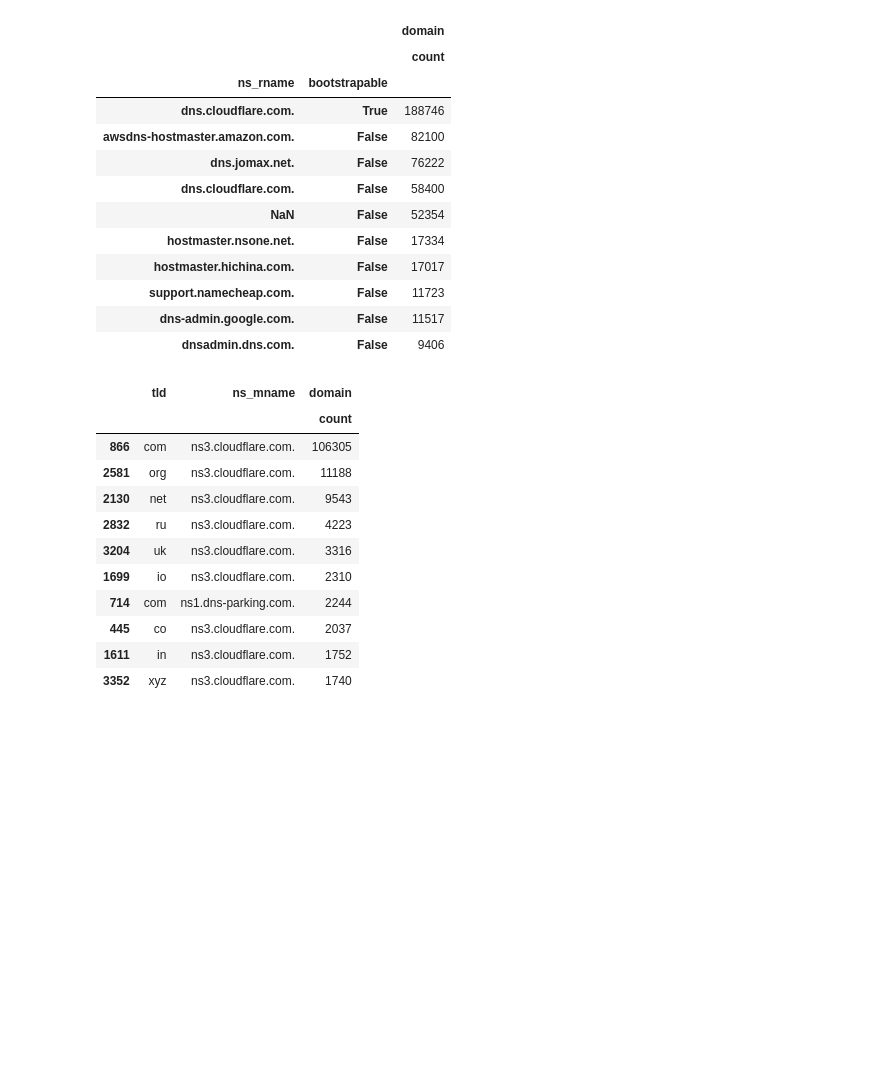
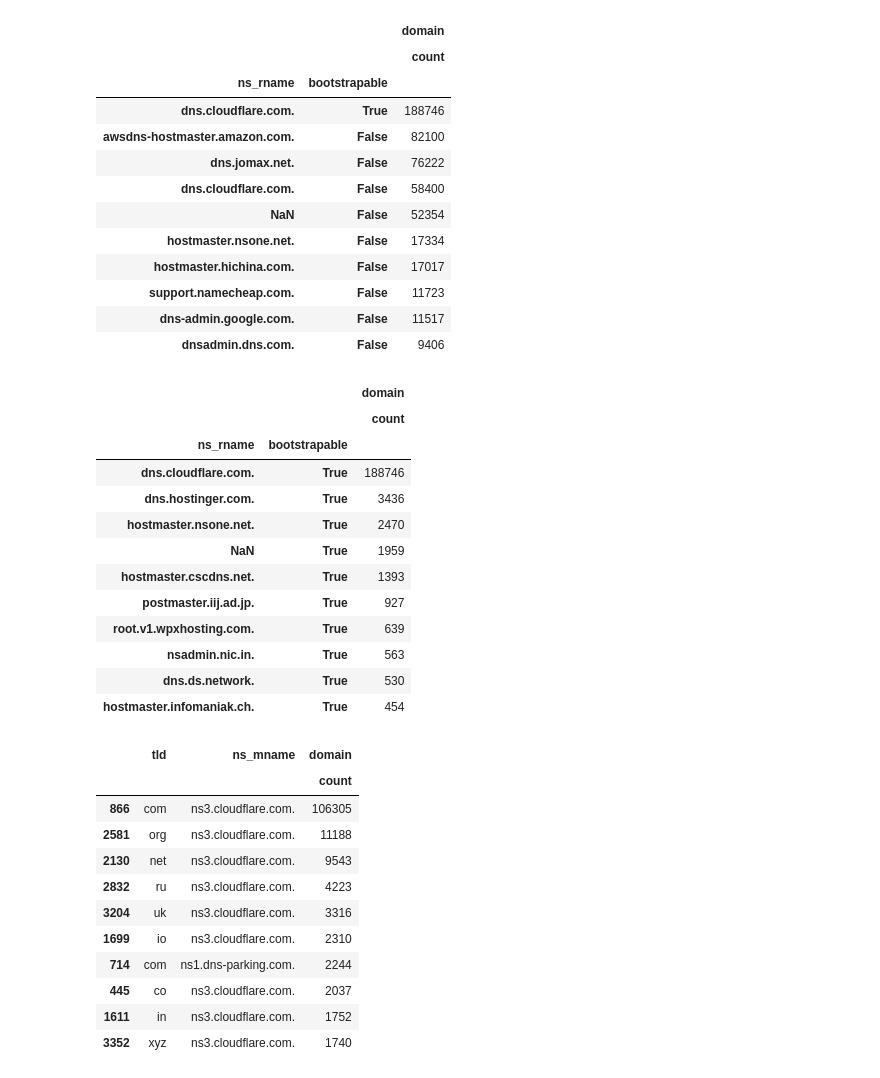
Before and after one commit to nils-wisiol/dns-secure-ns-zone, a Jupyter notebook: Analysis.ipynb, the cells around one changed output. Saved outputs shown, nothing was run; the diff lists cells and outputs as text; code cells hidden in the pictures; blank space fills up the shorter version.

```diff
--- a/Analysis.ipynb
+++ b/Analysis.ipynb
@@ -128,6 +144,22 @@ data.groupby(['ns_rname', 'bootstrapable'], dropna=False).agg({'domain': ['count
 | support.namecheap.com. | False | 11723 |
 | dns-admin.google.com. | False | 11517 |
 | dnsadmin.dns.com. | False | 9406 |
+# %%
+data[data['bootstrapable']].groupby(['ns_rname', 'bootstrapable'], dropna=False).agg({'domain': ['count']}).sort_values(('domain', 'count'), ascending=False).head(10)
+# %% [output]
+|  |  | domain |
+|  |  | count |
+| ns_rname | bootstrapable |  |
+| dns.cloudflare.com. | True | 188746 |
+| dns.hostinger.com. | True | 3436 |
+| hostmaster.nsone.net. | True | 2470 |
+| NaN | True | 1959 |
+| hostmaster.cscdns.net. | True | 1393 |
+| postmaster.iij.ad.jp. | True | 927 |
+| root.v1.wpxhosting.com. | True | 639 |
+| nsadmin.nic.in. | True | 563 |
+| dns.ds.network. | True | 530 |
+| hostmaster.infomaniak.ch. | True | 454 |
 # %%
 data[data['bootstrapable'] & data['ns_mname']].groupby(['tld', 'ns_mname']).agg({'domain': ['count']}).reset_index().sort_values(('domain', 'count'), ascending=False).head(10)
 # %% [output]
```
Also changed, not shown: parts of 2 cells of this notebook.
